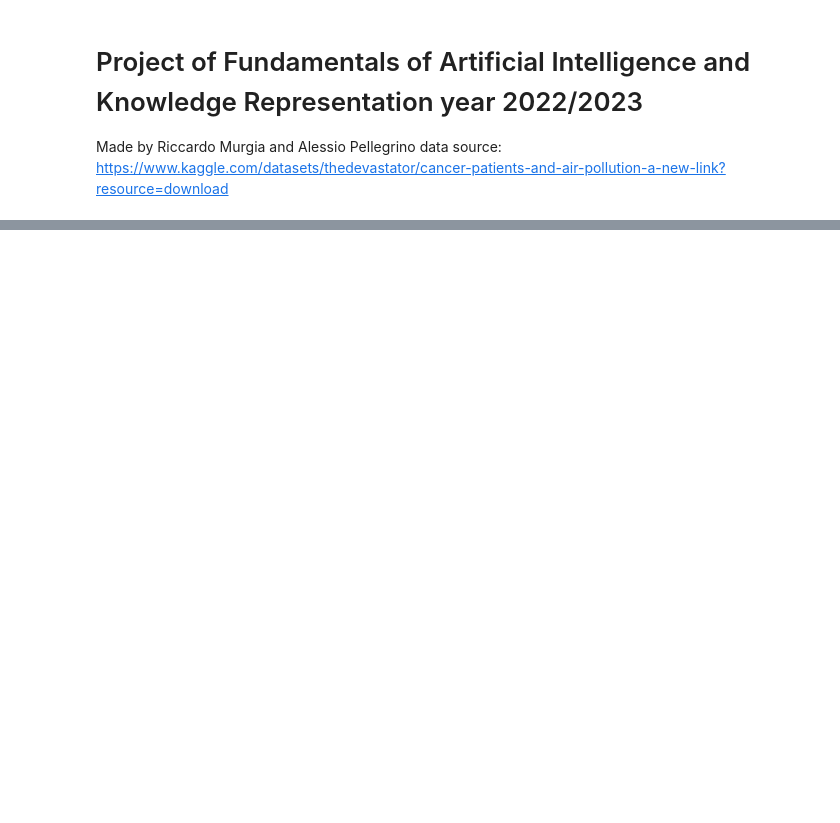
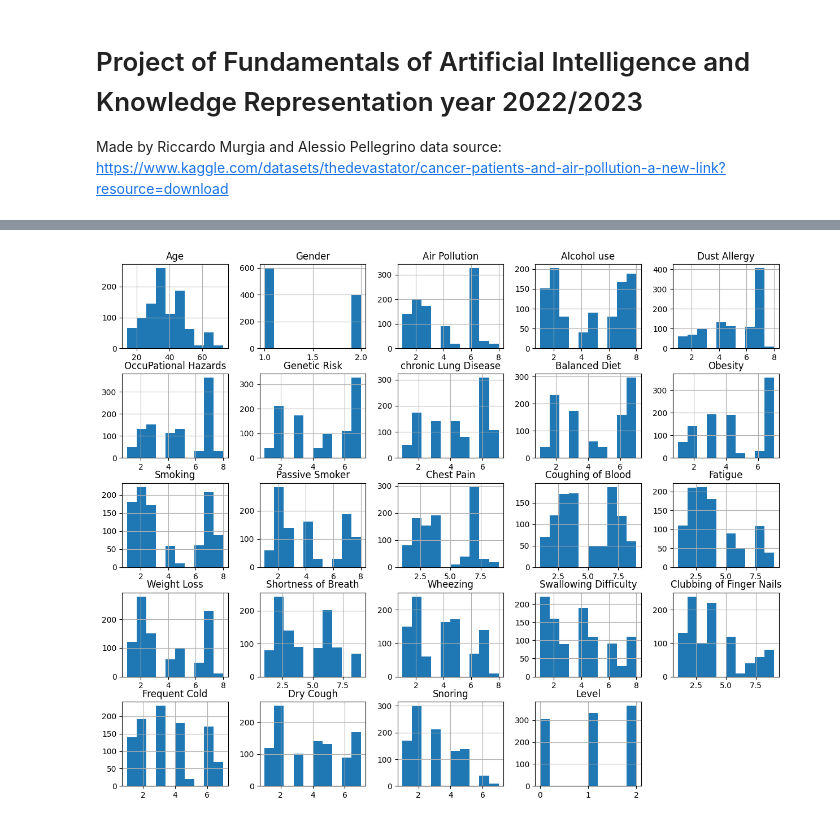
Before and after one commit to SeppiaBrilla/FAIKR_2023_MOD_3_Project, a Jupyter notebook: FAIRK_2023_MOD_3_Project.ipynb, the cells around one changed output, grey strips where cells are left out. Drawn from its saved outputs; the diff is of its cells as text; code cells hidden in the pictures; blank space fills up the shorter version.

```diff
--- a/FAIRK_2023_MOD_3_Project.ipynb
+++ b/FAIRK_2023_MOD_3_Project.ipynb
@@ -20,0 +45,4 @@ data.head()
+# %%
+data.hist(figsize=(15,12));
+# %% [output]
+[figure, added]
```
Also changed, not shown: parts of 9 cells of this notebook.
